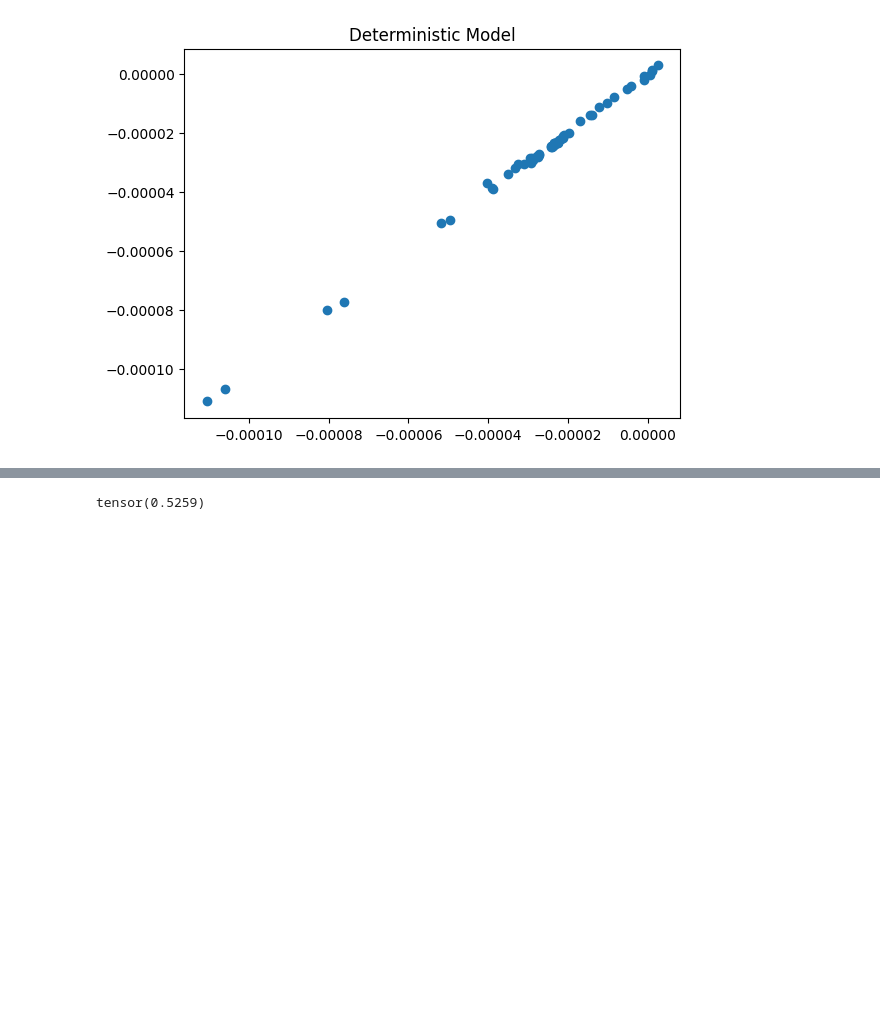
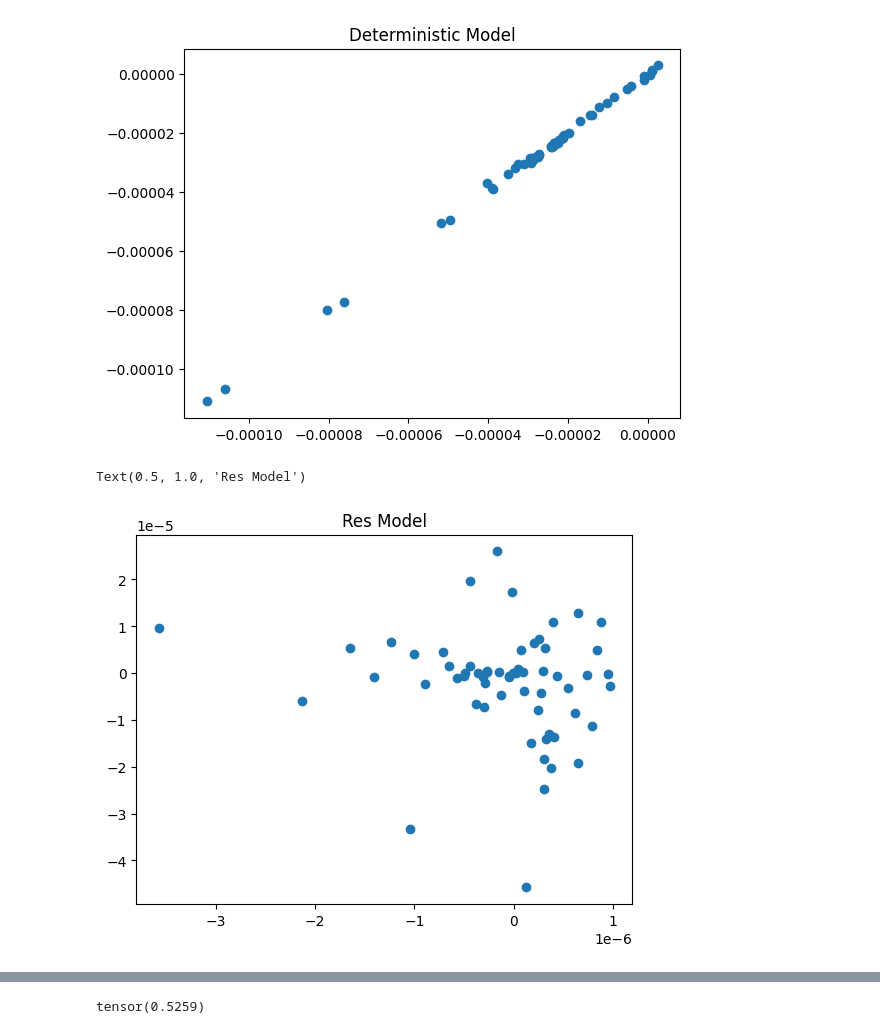
Before and after one commit to katherinefrields/climsim-kaggle-edition, a Jupyter notebook: evaluation/offline/joint_inference.ipynb, the cells around one changed output, grey strips where cells are left out. Cells and saved outputs as stored; diff of their text form; code cells hidden in the pictures; blank space fills up the shorter version.

```diff
--- a/evaluation/offline/joint_inference.ipynb
+++ b/evaluation/offline/joint_inference.ipynb
@@ -397,6 +397,21 @@ plt.title('Deterministic Model')
 # %% [output]
 Text(0.5, 1.0, 'Deterministic Model')
 [figure]
+# %%
+target =  actual_target[:1, :1, 0:60]- det_preds[:1, :1 , 0:60]
+preds = res_stack[:1, :1 , 0:60]
+
+#show_r2(actual_target[:1, :, :], det_preds)
+
+new_shape = (np.prod(target.shape[:-1]), target.shape[-1])
+target_flattened = target.reshape(new_shape)
+preds_flattened = preds.reshape(new_shape)
+
+plt.scatter(target_flattened, preds_flattened)
+plt.title('Res Model')
+# %% [output]
+Text(0.5, 1.0, 'Res Model')
+[figure, added]
 # %%
 target = actual_target[:1, :1, 0:60]
 preds = joint_preds[:1, :1 , 0:60]
```
Also changed, not shown: parts of 13 cells of this notebook.
